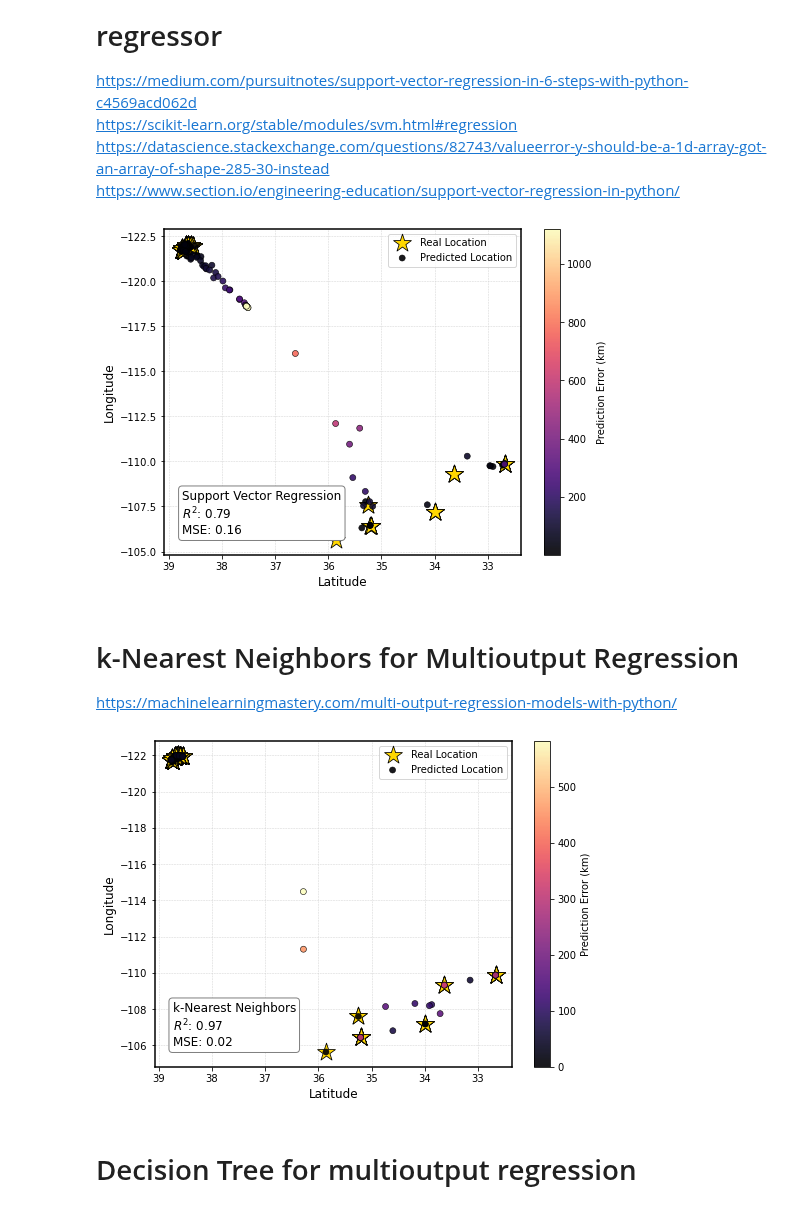
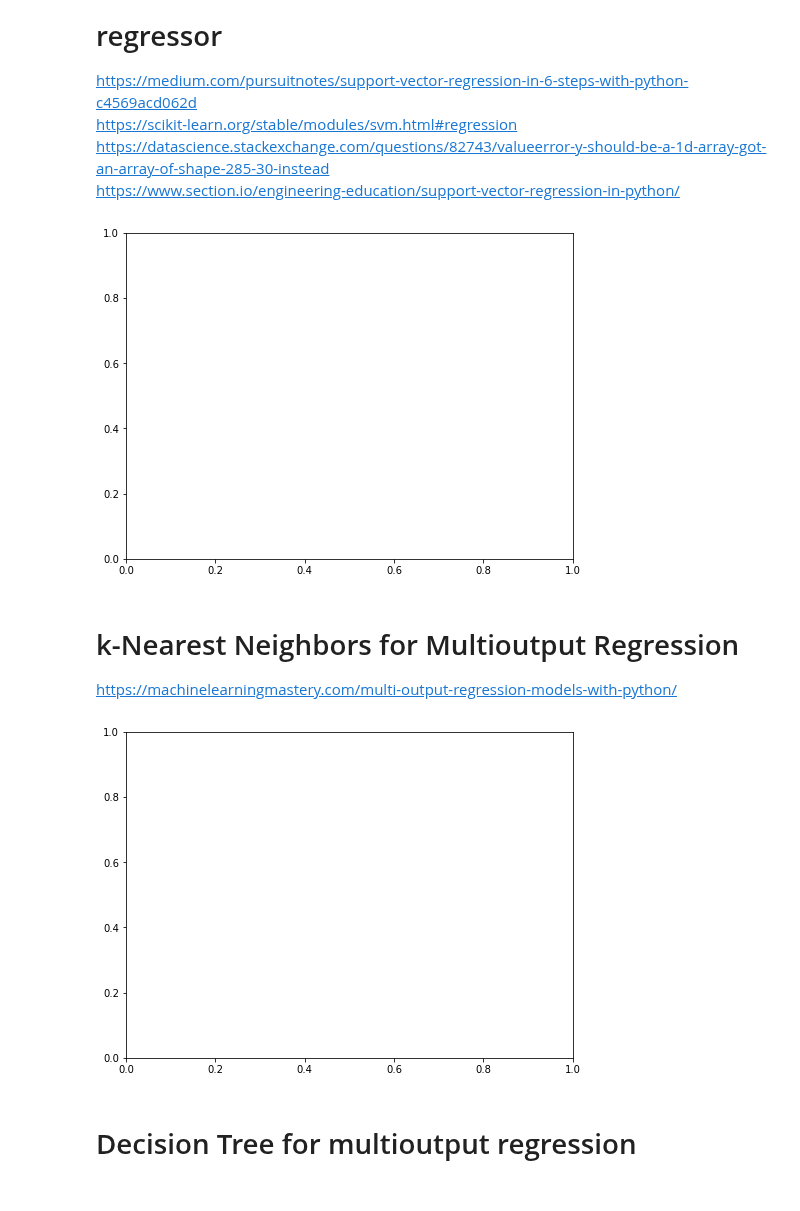
Before and after one commit to hayesrebecca/pollenGeolocation, a Jupyter notebook: 2_modelComparisons.ipynb, the cells around one changed output. Drawn from its saved outputs; the diff is of its cells as text; code cells hidden in the pictures.

```diff
--- a/2_modelComparisons.ipynb
+++ b/2_modelComparisons.ipynb
@@ -78,28 +78,28 @@ https://www.section.io/engineering-education/support-vector-regression-in-python
 # %%
 # Create a figure and an axis
 fig, ax = plt.subplots(figsize=(8, 6))
 
 # Create the SVR regressor
 svr = SVR(epsilon=0.01)
 
 # Create the Multioutput Regressor
 mor = MultiOutputRegressor(svr)
 
 # Train the regressor
 mor = mor.fit(X_train, y_train)
 
 # Generate predictions for testing data
 preds_SVR = mor.predict(X_test)
 
 SVR_rsq = r2_score(y_test,preds_SVR)
 SVR_mse = mean_squared_error(y_test,preds_SVR)
 distances_SVR = [geodesic(real, pred).kilometers for real, pred in zip(y_test, preds_SVR)]
 avg_distance_SVR = np.mean(distances_SVR)
 se_distance_SVR = np.std(distances_SVR)
 
-plot_test_preds(y_test, preds_SVR, sc_y, "Support Vector Regression", ax=ax)
+#plot_test_preds(y_test, preds_SVR, sc_y, "Support Vector Regression", ax=ax)
 # %% [output]
-[figure, old version]
+[figure, new version]
 # %% [markdown]
 # k-Nearest Neighbors for Multioutput Regression
 https://machinelearningmastery.com/multi-output-regression-models-with-python/
@@ -119,9 +119,9 @@ distances_KNR = [geodesic(real, pred).kilometers for real, pred in zip(y_test, p
 avg_distance_KNR = np.mean(distances_KNR)
 se_distance_KNR = np.std(distances_KNR)
 
-plot_test_preds(y_test, preds_KNR, sc_y, "k-Nearest Neighbors", ax=ax)
+#plot_test_preds(y_test, preds_KNR, sc_y, "k-Nearest Neighbors", ax=ax)
 # %% [output]
-[figure, old version]
+[figure, new version]
 # %% [markdown]
 # Decision Tree for multioutput regression
 # %%
```
Also changed, not shown: parts of 11 cells of this notebook, 1 other file.
